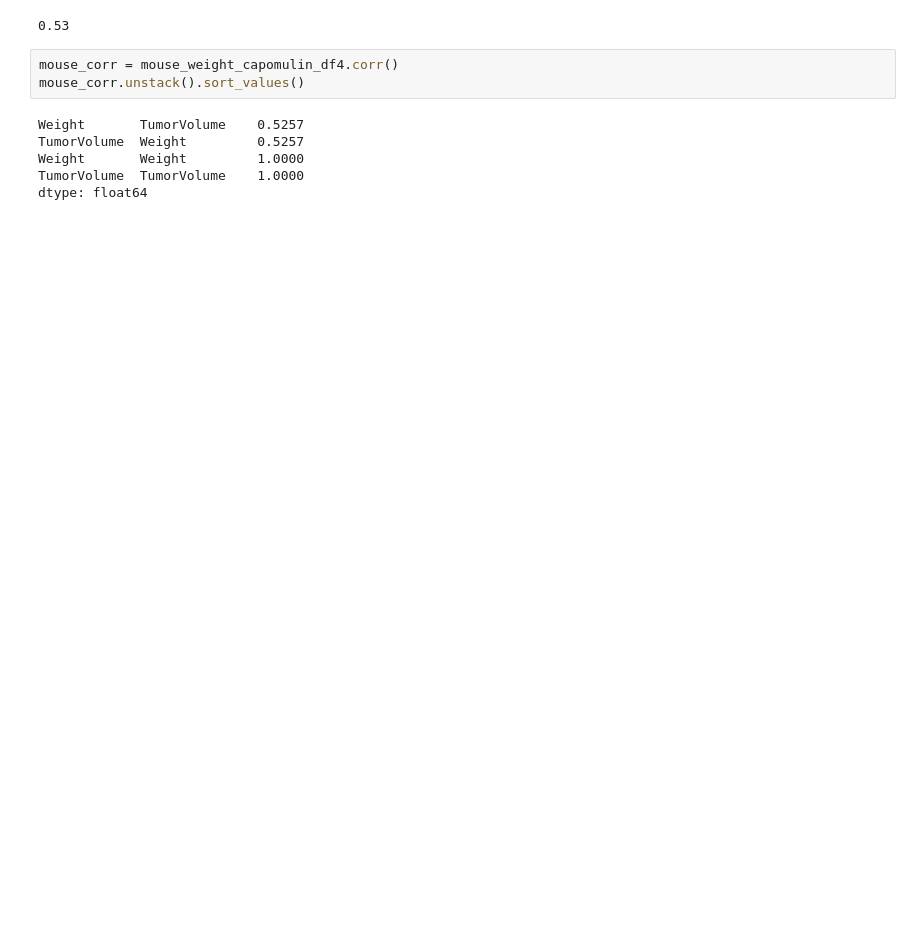
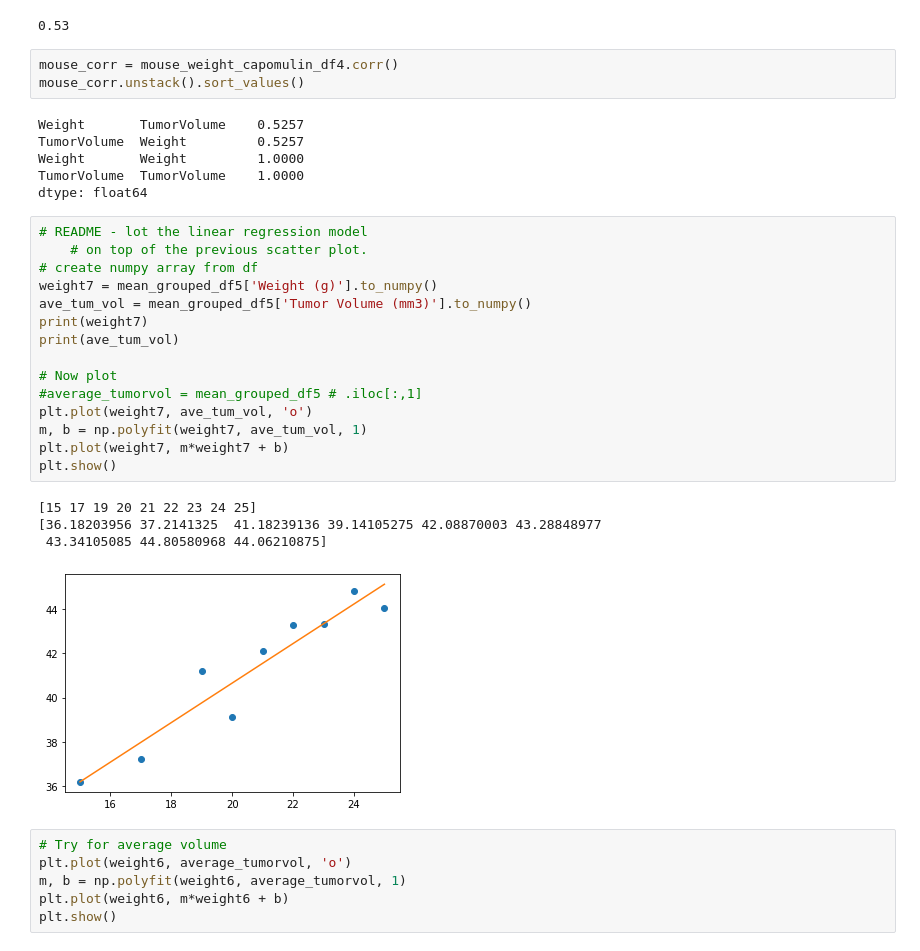
Before and after one commit to IrinaUX/MatPlotLib_hw, a Jupyter notebook: pymaceuticals_starter-Copy7_Statisctics.ipynb, the cells around one changed output. Drawn from its saved outputs; the diff is of its cells as text; blank space fills up the shorter version.

Commit message:
Add Linear regression model on top of the scatter plot for Mouse Weight vs. Average Tumor Volume.

```diff
--- a/pymaceuticals_starter-Copy7_Statisctics.ipynb
+++ b/pymaceuticals_starter-Copy7_Statisctics.ipynb
@@ -1104,3 +1104,29 @@ TumorVolume  Weight         0.5257
 Weight       Weight         1.0000
 TumorVolume  TumorVolume    1.0000
 dtype: float64
+# %%
+# README - lot the linear regression model
+    # on top of the previous scatter plot.
+# create numpy array from df
+weight7 = mean_grouped_df5['Weight (g)'].to_numpy()
+ave_tum_vol = mean_grouped_df5['Tumor Volume (mm3)'].to_numpy()
+print(weight7)
+print(ave_tum_vol)
+
+# Now plot
+#average_tumorvol = mean_grouped_df5 # .iloc[:,1]
+plt.plot(weight7, ave_tum_vol, 'o')
+m, b = np.polyfit(weight7, ave_tum_vol, 1)
+plt.plot(weight7, m*weight7 + b)
+plt.show()
+# %% [output]
+[15 17 19 20 21 22 23 24 25]
+[36.18203956 37.2141325  41.18239136 39.14105275 42.08870003 43.28848977
+ 43.34105085 44.80580968 44.06210875]
+[figure, added]
+# %%
+# Try for average volume
+plt.plot(weight6, average_tumorvol, 'o')
+m, b = np.polyfit(weight6, average_tumorvol, 1)
+plt.plot(weight6, m*weight6 + b)
+plt.show()
```
Also changed, not shown: parts of 2 cells of this notebook, 1 other file.
